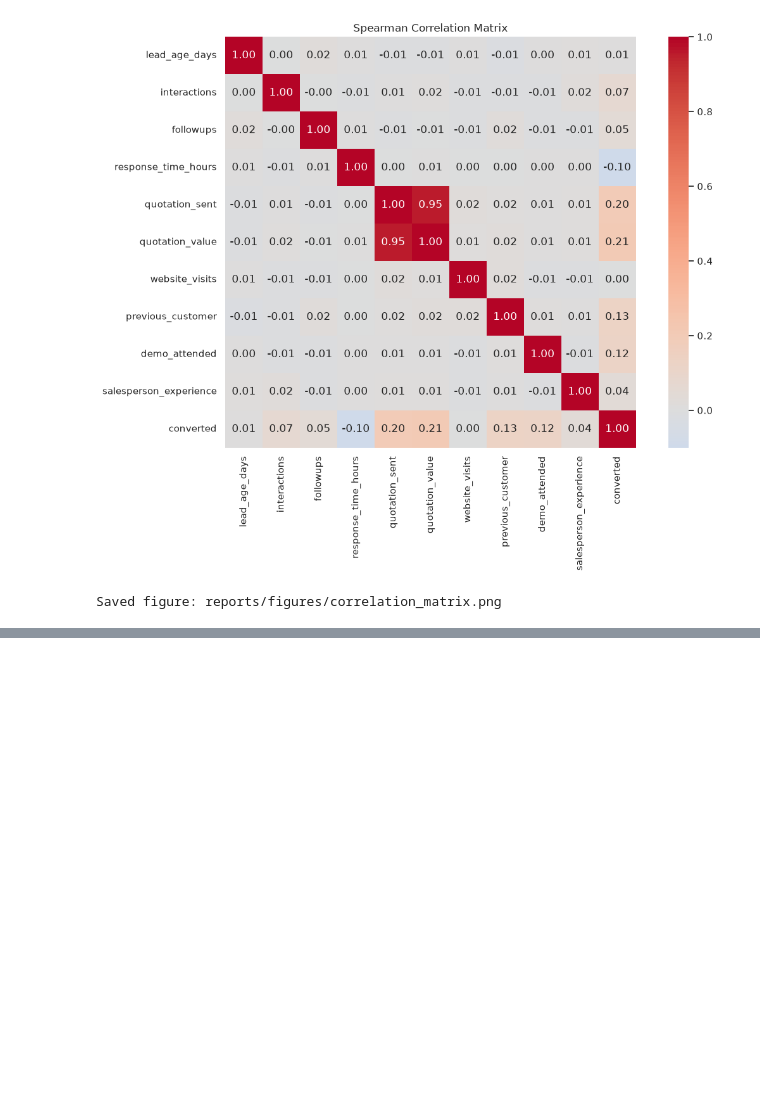
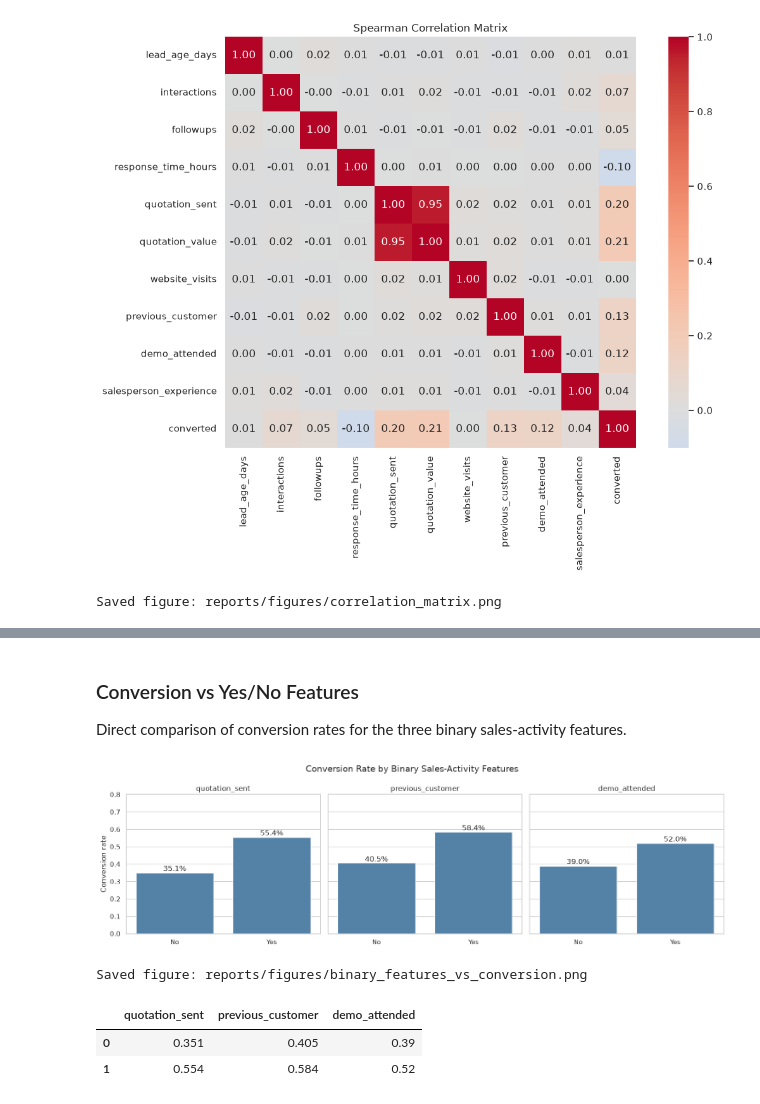
Before and after one commit to iamastaragdiasi/lead-conversion-prediction, a Jupyter notebook: notebooks/lead_analysis.ipynb, the cells around one changed output, grey strips where cells are left out. Drawn from its saved outputs; the diff is of its cells as text; code cells hidden in the pictures; blank space fills up the shorter version.

```diff
--- a/notebooks/lead_analysis.ipynb
+++ b/notebooks/lead_analysis.ipynb
@@ -780 +712,31 @@ snapshotted at prediction time — counting follow-ups made *after* a deal close
+# %% [markdown]
+### Conversion vs Yes/No Features
+
+Direct comparison of conversion rates for the three binary sales-activity features.
+# %%
+binary_features = ["quotation_sent", "previous_customer", "demo_attended"]
+
+fig, axes = plt.subplots(1, 3, figsize=(15, 4.5), sharey=True)
+for ax, feature in zip(axes, binary_features):
+    rates = df.groupby(feature)["converted"].mean().rename({0: "No", 1: "Yes"})
+    sns.barplot(x=rates.index, y=rates.values, ax=ax, color="steelblue")
+    for i, value in enumerate(rates.values):
+        ax.text(i, value + 0.01, f"{value:.1%}", ha="center")
+    ax.set(title=feature, xlabel="", ylabel="Conversion rate" if feature == binary_features[0] else "")
+ax.set_ylim(0, 0.8)
+plt.suptitle("Conversion Rate by Binary Sales-Activity Features")
+plt.tight_layout()
+
+binary_figure = FIGURES_DIR / "binary_features_vs_conversion.png"
+plt.savefig(binary_figure, dpi=300, bbox_inches="tight")
+plt.show()
+print(f"Saved figure: {binary_figure}")
+
+display(pd.DataFrame({f: df.groupby(f)["converted"].mean().round(3) for f in binary_features}))
+# %% [output]
+[figure, added]
+Saved figure: reports/figures/binary_features_vs_conversion.png
+|  | quotation_sent | previous_customer | demo_attended |
+| 0 | 0.351 | 0.405 | 0.39 |
+| 1 | 0.554 | 0.584 | 0.52 |
 # %% [markdown]
```
Also changed, not shown: parts of 40 cells of this notebook, 7 other files.
